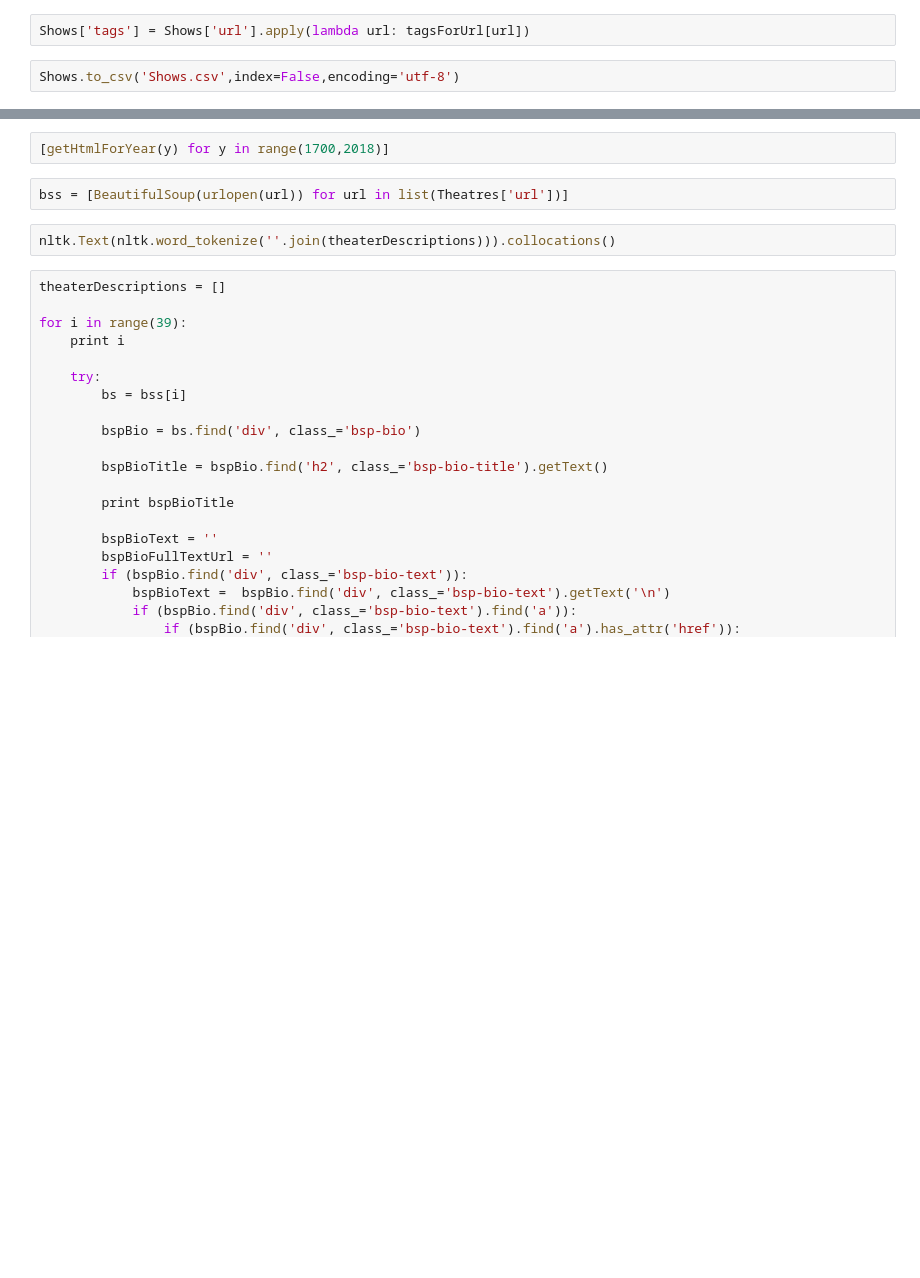
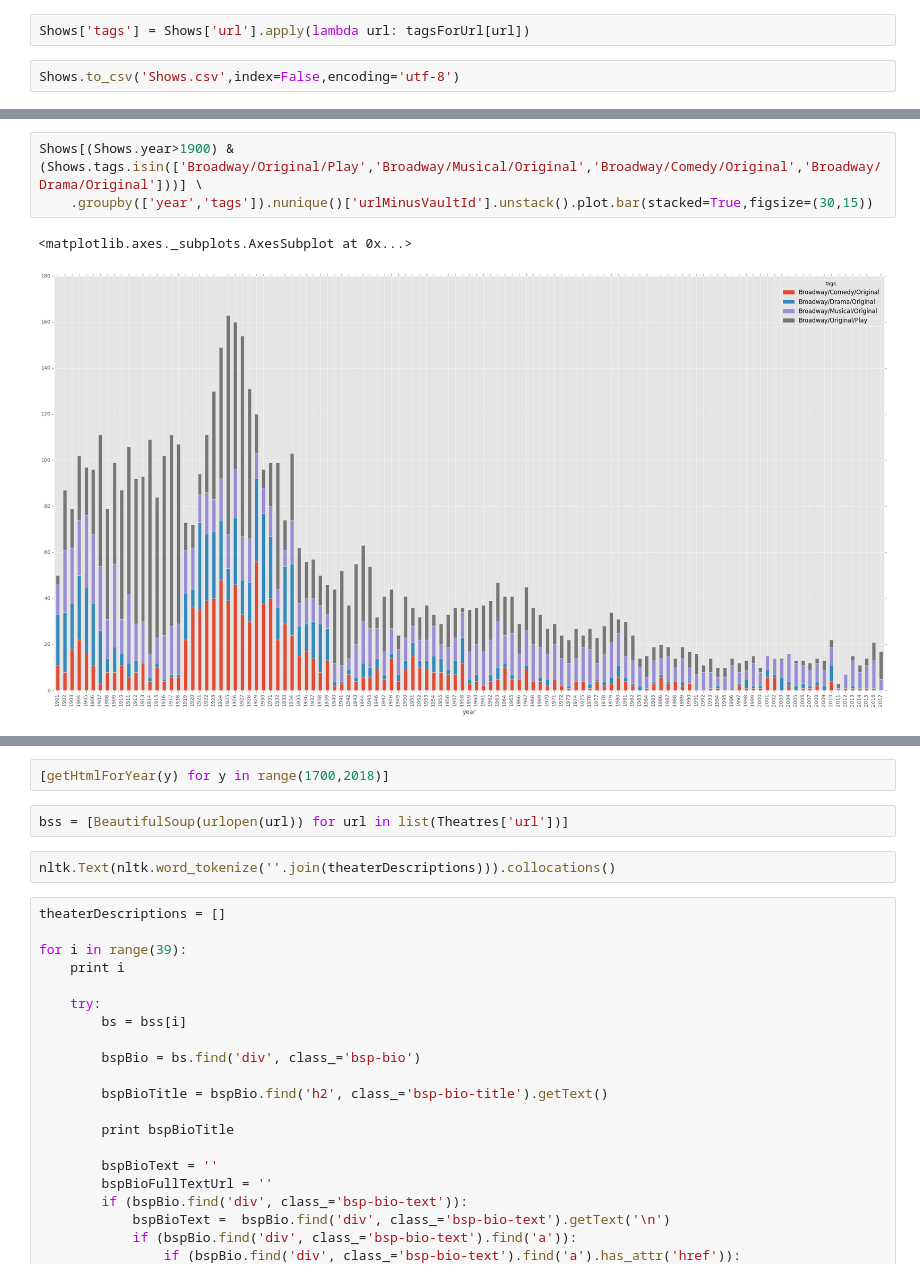
Before and after one commit to kebuhcah/purgation, a Jupyter notebook: playbill_basic.ipynb, the cells around one changed output, grey strips where cells are left out. Saved outputs shown, nothing was run; the diff lists cells and outputs as text; blank space fills up the shorter version.

```diff
--- a/playbill_basic.ipynb
+++ b/playbill_basic.ipynb
@@ -108,0 +125,6 @@ print datetime.datetime.now()
+# %%
+Shows[(Shows.year>1900) & (Shows.tags.isin(['Broadway/Original/Play','Broadway/Musical/Original','Broadway/Comedy/Original','Broadway/Drama/Original']))] \
+    .groupby(['year','tags']).nunique()['urlMinusVaultId'].unstack().plot.bar(stacked=True,figsize=(30,15))
+# %% [output]
+<matplotlib.axes._subplots.AxesSubplot at 0x...>
+[figure, added]
```
Also changed, not shown: parts of 14 cells of this notebook.
